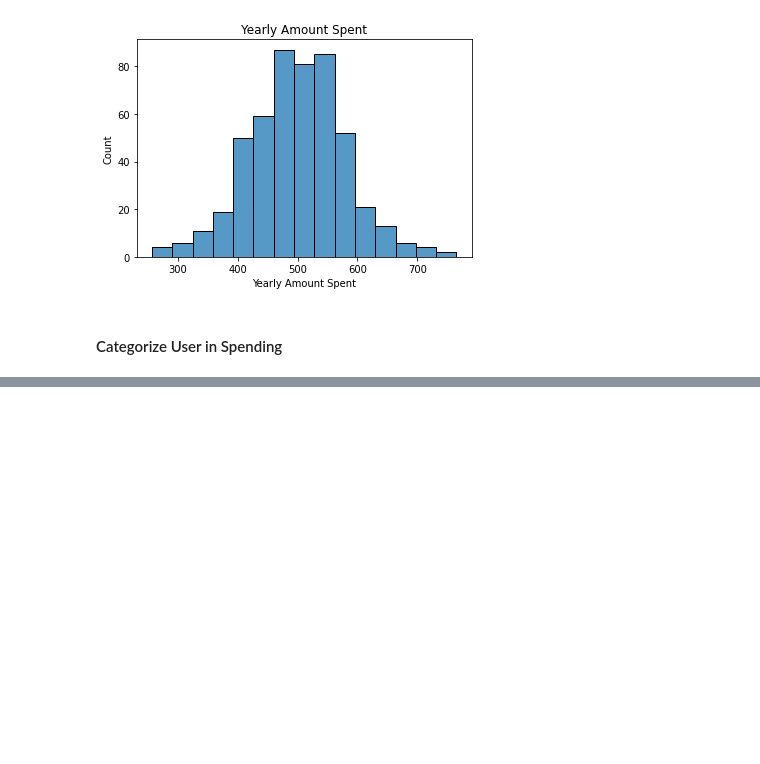
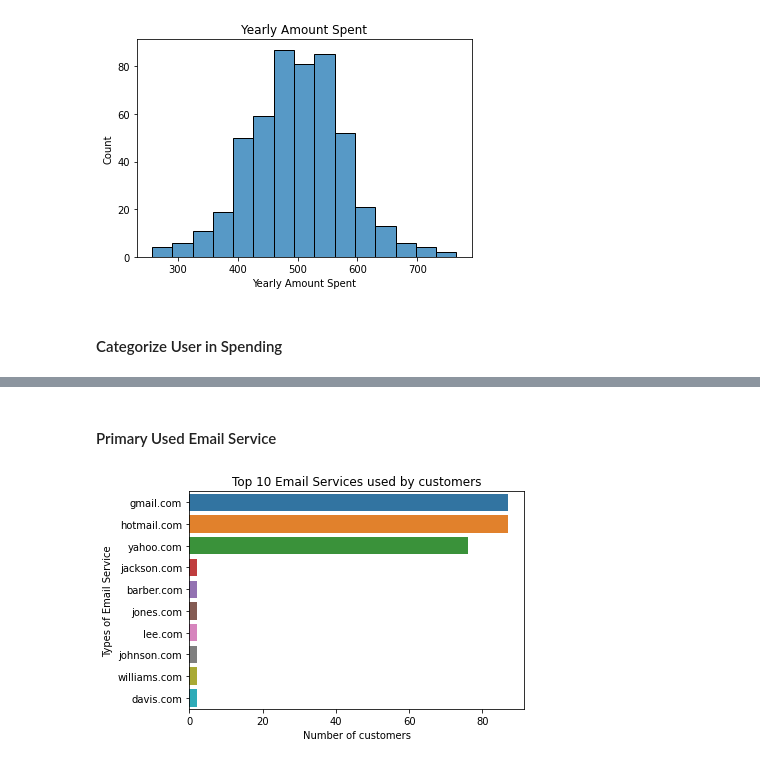
Before and after one commit to daeisbae/KaggleEcommerceAnalysisAndML, a Jupyter notebook: DataAnalysis.ipynb, the cells around one changed output, grey strips where cells are left out. Drawn from its saved outputs; the diff is of its cells as text; code cells hidden in the pictures; blank space fills up the shorter version.

```diff
--- a/DataAnalysis.ipynb
+++ b/DataAnalysis.ipynb
@@ -78,0 +112,10 @@ dataset
+# %% [markdown]
+#### Primary Used Email Service
+# %%
+primaryUsedEmailService = dataset['Email'].str.split('@').str[1].value_counts().head(10)
+plot = sns.barplot(x=primaryUsedEmailService, y=primaryUsedEmailService.index)
+plot.set_title('Top 10 Email Services used by customers')
+plot.set_xlabel('Number of customers')
+plot.set_ylabel('Types of Email Service');
+# %% [output]
+[figure, added]
```
Also changed, not shown: parts of 18 cells of this notebook, 1 other file.
